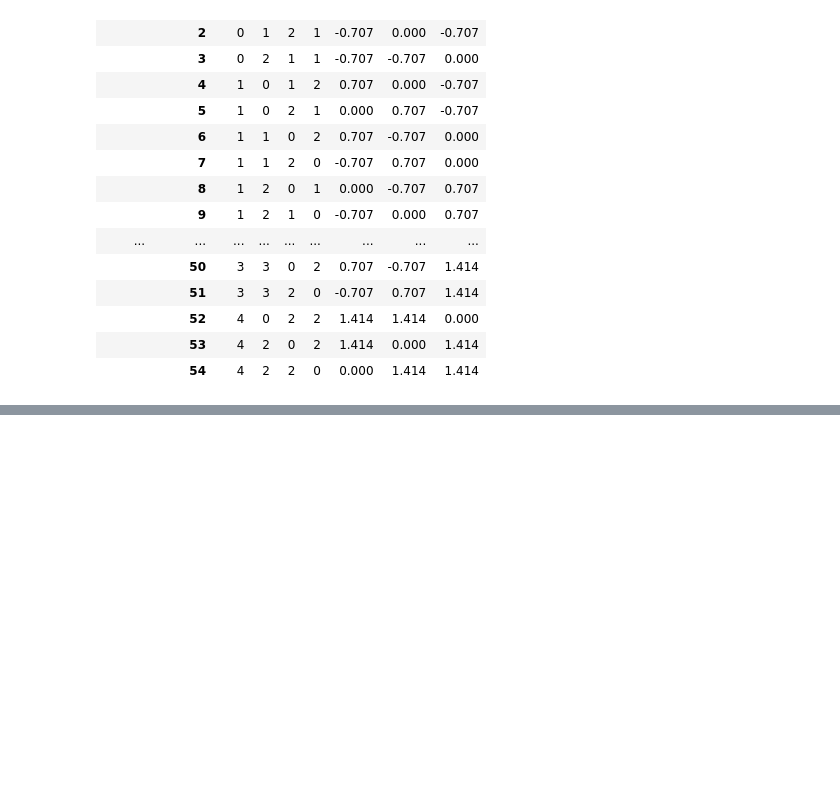
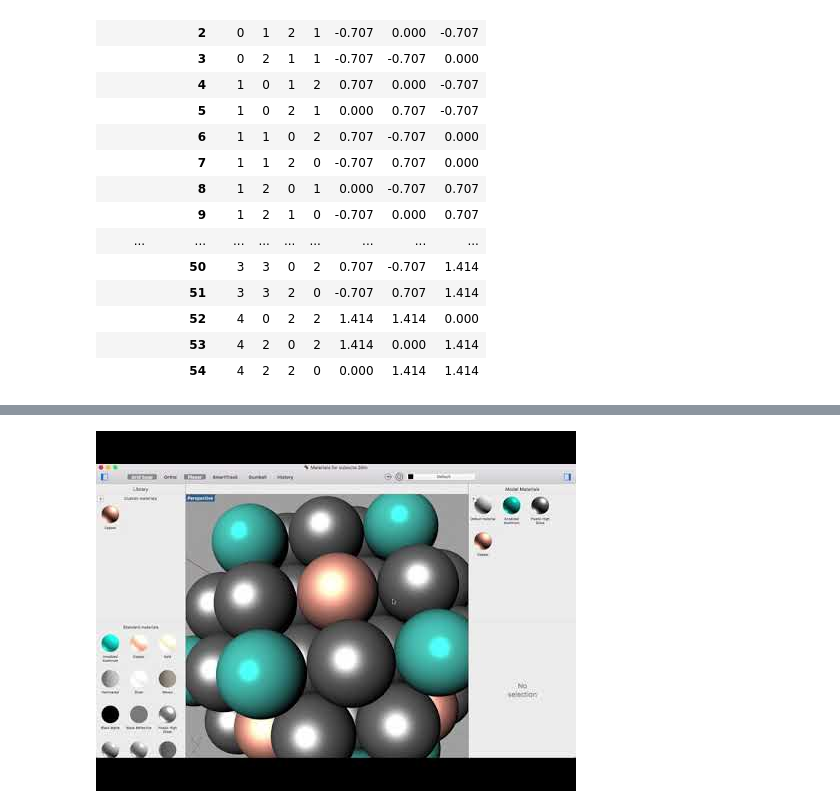
Before and after one commit to 4dsolutions/Python5, a Jupyter notebook: Generating the FCC.ipynb, the cells around one changed output, grey strips where cells are left out. Cells and saved outputs as stored; diff of their text form; code cells hidden in the pictures; blank space fills up the shorter version.

```diff
--- a/Generating the FCC.ipynb
+++ b/Generating the FCC.ipynb
@@ -217,3 +217,8 @@ Four frequency:
 <a data-flickr-embed="true"  href="https://www.flickr.com/photos/kirbyurner/27156123767/in/dateposted-public/" title="Product Placement"><img src="https://farm1.staticflickr.com/954/27156123767_6eecddea25.jpg" width="500" height="375" alt="Product Placement"></a><script async src="//embedr.flickr.com/assets/client-code.js" charset="utf-8"></script>
 
 Many thanks to our sponsor.  Related reading on [edu-sig](https://mail.python.org/pipermail/edu-sig/2018-May/011829.html).
+# %%
+from IPython.display import YouTubeVideo
+YouTubeVideo("rGMrTWPxPZg")
+# %% [output]
+[figure, added]
```
Also changed, not shown: 1 other file.
